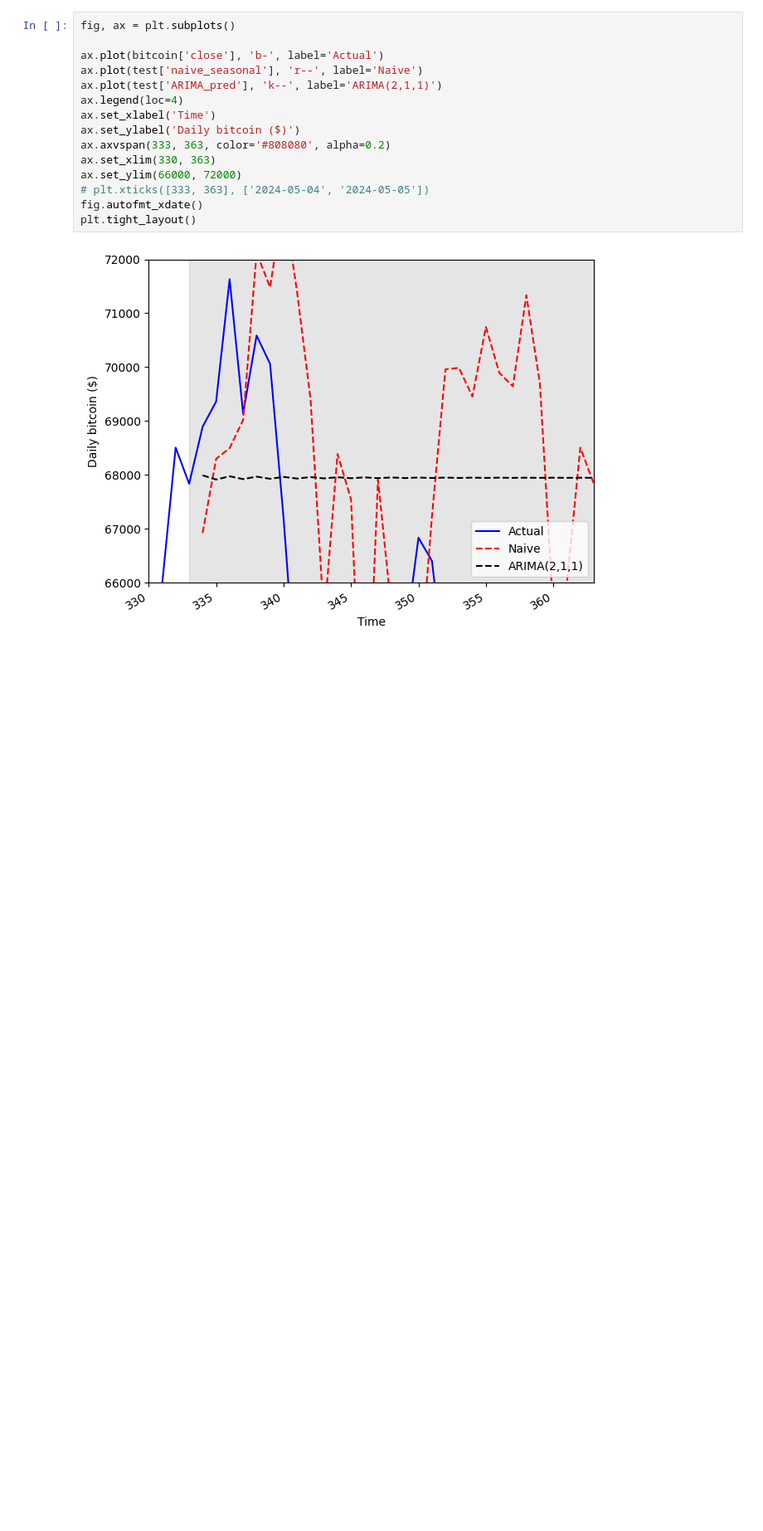
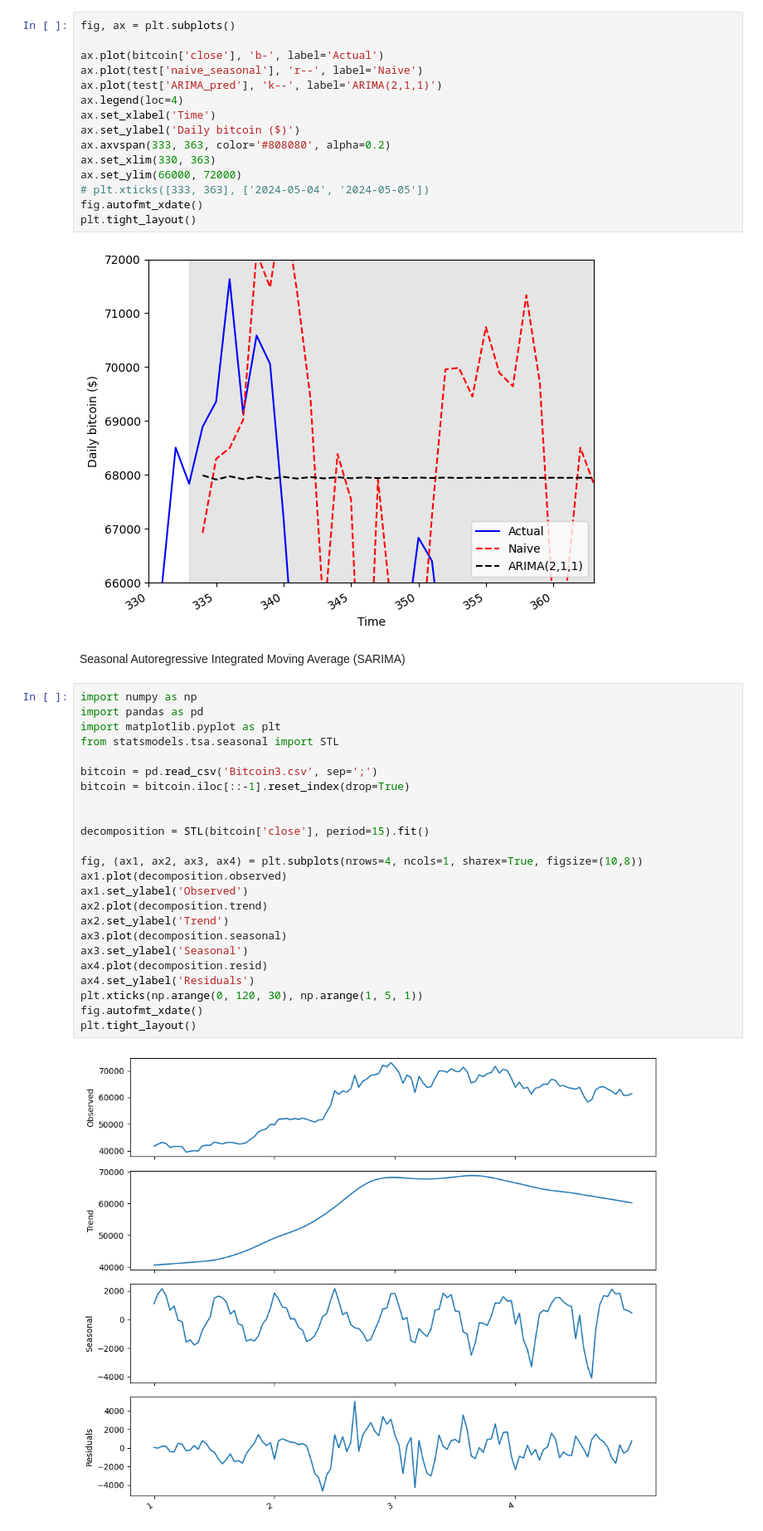
Before and after one commit to baloochyb/PricePrediction, a Jupyter notebook: time_series.ipynb, the cells around one changed output. Shown at 83% size. Drawn from its saved outputs; the diff is of its cells as text; blank space fills up the shorter version.

```diff
--- a/time_series.ipynb
+++ b/time_series.ipynb
@@ -1023,3 +1023,31 @@ fig.autofmt_xdate()
 plt.tight_layout()
 # %% [output]
 [figure]
+# %% [markdown]
+Seasonal Autoregressive Integrated Moving Average (SARIMA)
+# %%
+import numpy as np
+import pandas as pd
+import matplotlib.pyplot as plt
+from statsmodels.tsa.seasonal import STL
+
+bitcoin = pd.read_csv('Bitcoin3.csv', sep=';')
+bitcoin = bitcoin.iloc[::-1].reset_index(drop=True)
+
+
+decomposition = STL(bitcoin['close'], period=15).fit()
+
+fig, (ax1, ax2, ax3, ax4) = plt.subplots(nrows=4, ncols=1, sharex=True, figsize=(10,8))
+ax1.plot(decomposition.observed)
+ax1.set_ylabel('Observed')
+ax2.plot(decomposition.trend)
+ax2.set_ylabel('Trend')
+ax3.plot(decomposition.seasonal)
+ax3.set_ylabel('Seasonal')
+ax4.plot(decomposition.resid)
+ax4.set_ylabel('Residuals')
+plt.xticks(np.arange(0, 120, 30), np.arange(1, 5, 1))
+fig.autofmt_xdate()
+plt.tight_layout()
+# %% [output]
+[figure, added]
```
Also changed, not shown: 1 other file.
